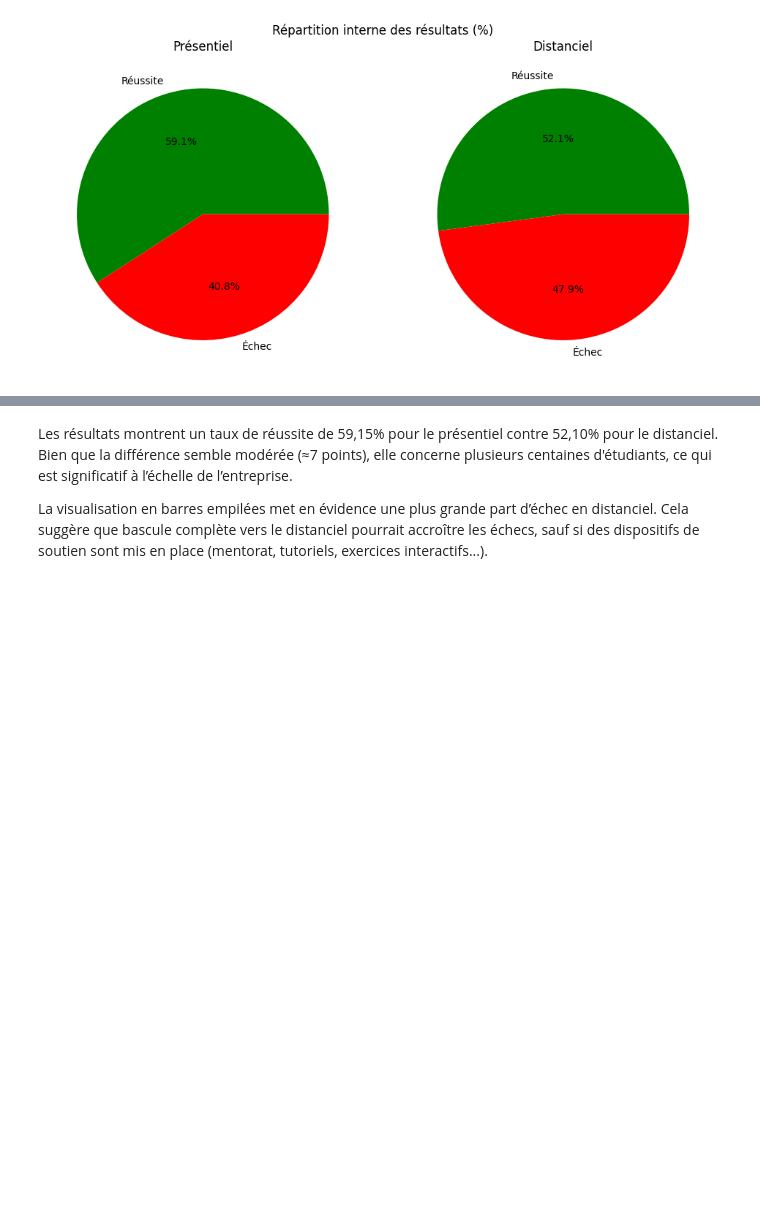
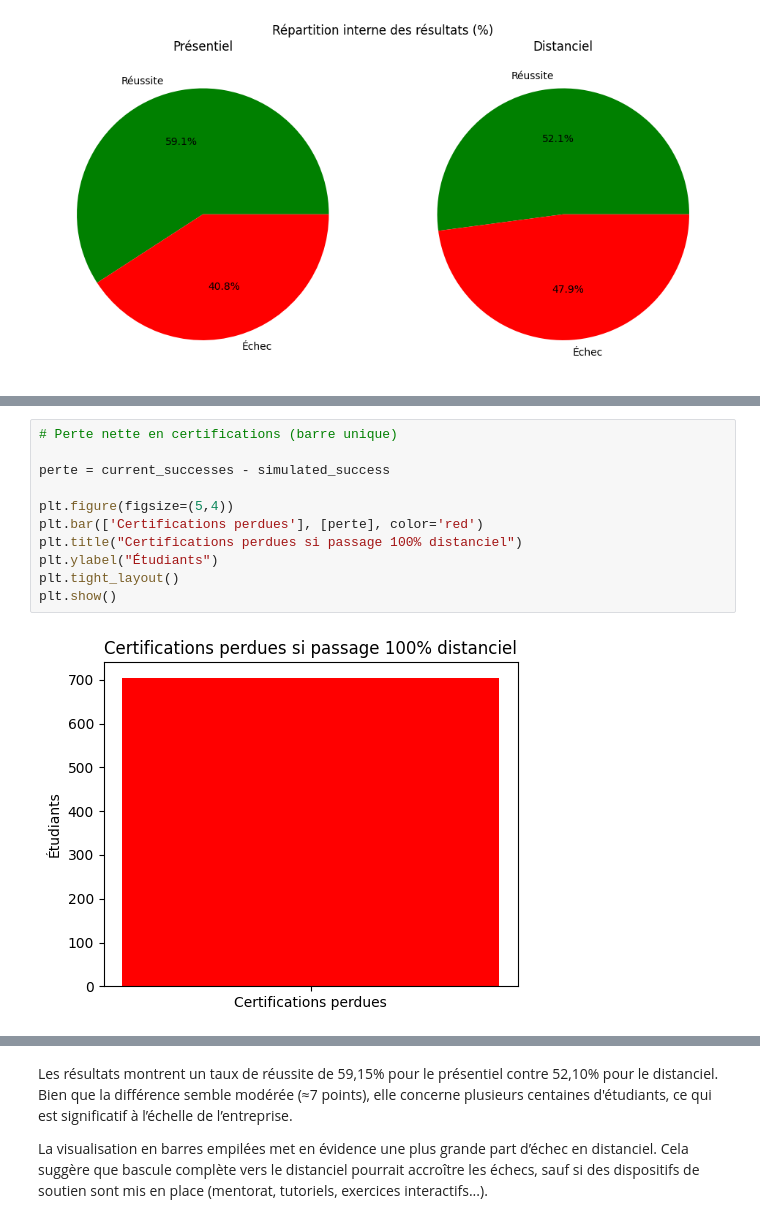
Before and after one commit to AbdessamadTzn/Evalytics, a Jupyter notebook: espacedetravailAyoub/mission1prob2.ipynb, the cells around one changed output, grey strips where cells are left out. Cells and saved outputs as stored; diff of their text form; blank space fills up the shorter version.

```diff
--- a/espacedetravailAyoub/mission1prob2.ipynb
+++ b/espacedetravailAyoub/mission1prob2.ipynb
@@ -201,0 +248,13 @@ plt.show()
+# %%
+# Perte nette en certifications (barre unique)
+
+perte = current_successes - simulated_success
+
+plt.figure(figsize=(5,4))
+plt.bar(['Certifications perdues'], [perte], color='red')
+plt.title("Certifications perdues si passage 100% distanciel")
+plt.ylabel("Étudiants")
+plt.tight_layout()
+plt.show()
+# %% [output]
+[figure, added]
```
Also changed, not shown: parts of 4 cells of this notebook.
